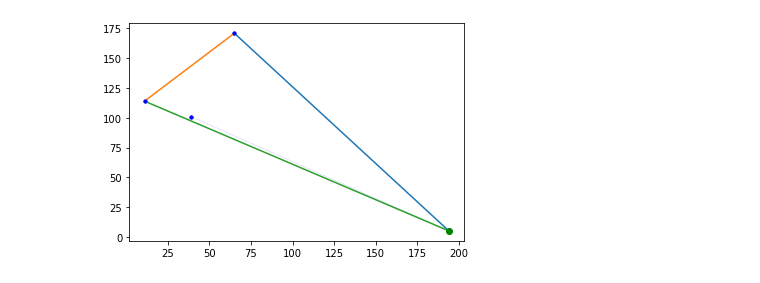
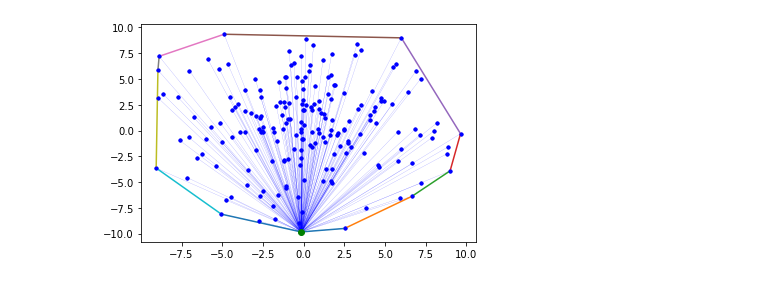
Before and after one commit to FloHimself5/BA, a Jupyter notebook: Graham Scan.ipynb, the cells around one changed output. Saved outputs shown, nothing was run; the diff lists cells and outputs as text; code cells hidden in the pictures.

```diff
--- a/Graham Scan.ipynb
+++ b/Graham Scan.ipynb
@@ -190,17 +190,17 @@ def GrahamScan(points):
     return Y0, resultList
 # %%
 max = 10
-#points = create_points_circle(max,200)
-points = []
-p1 = Point(65,171)
-p2 = Point(11,114)
-p3 = Point(39,101)
-p4 = Point(194,5)
-points.append(p1)
-points.append(p2)
-points.append(p3)
-points.append(p4)
+points = create_points_circle(max,200)
+#points = []
+#p1 = Point(65,171)
+#p2 = Point(11,114)
+#p3 = Point(39,101)
+#p4 = Point(194,5)
+#points.append(p1)
+#points.append(p2)
+#points.append(p3)
+#points.append(p4)
 Y0, resultList = GrahamScan(points)
 plotPoints(points, Y0, showAngles=True, hull=resultList)
 # %% [output]
-[figure, old version]
+[figure, new version]
```
